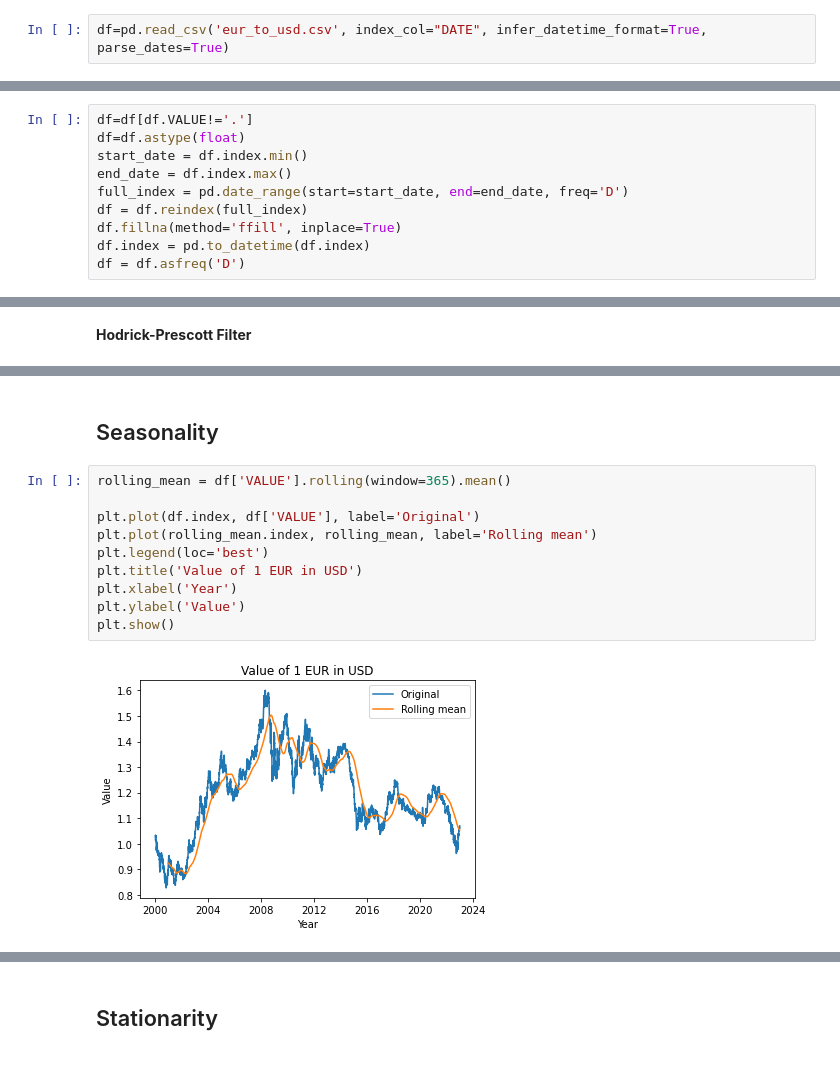
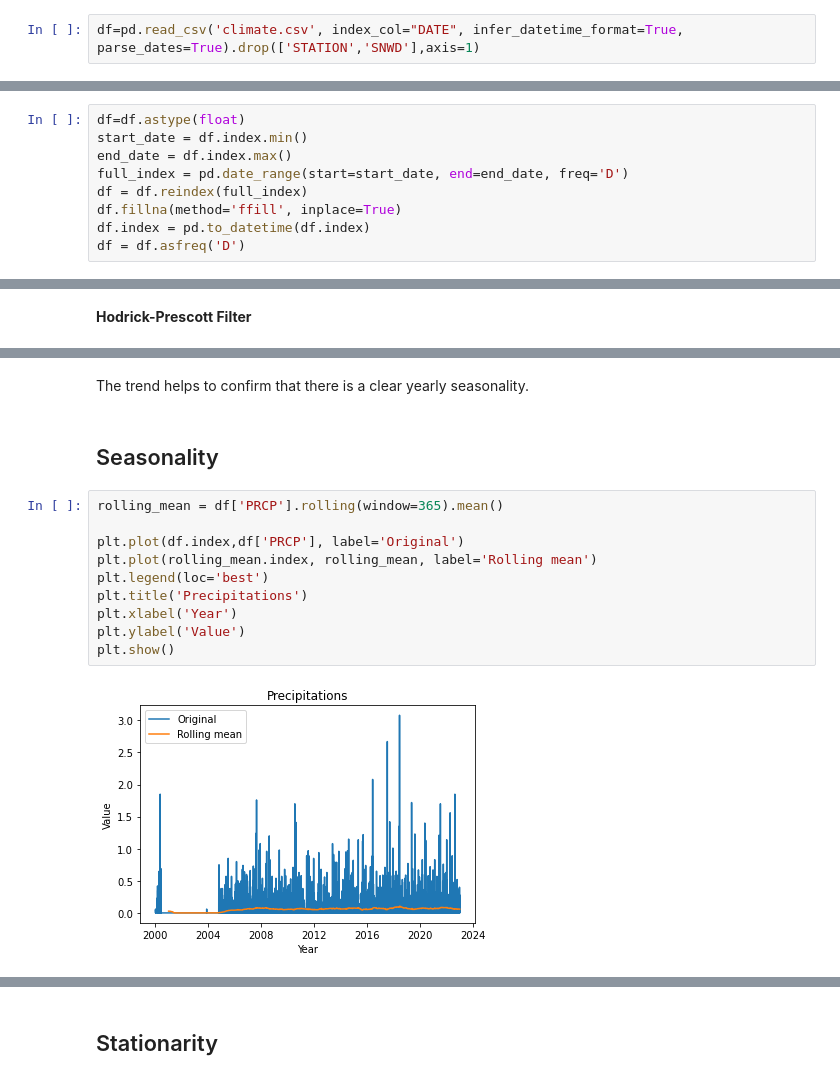
Before and after one commit to Idriss-Malek/stat_study_climate_paris, a Jupyter notebook: statistical_study.ipynb, the cells around one changed output, grey strips where cells are left out. Cells and saved outputs as stored; diff of their text form.

```diff
--- a/statistical_study.ipynb
+++ b/statistical_study.ipynb
@@ -15,3 +13,3 @@ from statsmodels.graphics.tsaplots import plot_predict
 %matplotlib inline
 # %%
-df=pd.read_csv('eur_to_usd.csv', index_col="DATE", infer_datetime_format=True, parse_dates=True)
+df=pd.read_csv('climate.csv', index_col="DATE", infer_datetime_format=True, parse_dates=True).drop(['STATION','SNWD'],axis=1)
@@ -18,7 +26,6 @@ df=pd.read_csv('eur_to_usd.csv', index_col="DATE", infer_datetime_format=True, p
 # %% [markdown]
 **Preprocessing data**
 # %%
-df=df[df.VALUE!='.']
 df=df.astype(float)
 start_date = df.index.min()
 end_date = df.index.max()
@@ -72,15 +117,17 @@ There is also a singular noise in 2020. This is surely due to Covid crisis in Eu
+# %% [markdown]
+The trend helps to confirm that there is a clear yearly seasonality.
 # %% [markdown]
 ## Seasonality
 # %%
-rolling_mean = df['VALUE'].rolling(window=365).mean()
+rolling_mean = df['PRCP'].rolling(window=365).mean()
 
-plt.plot(df.index, df['VALUE'], label='Original')
+plt.plot(df.index,df['PRCP'], label='Original')
 plt.plot(rolling_mean.index, rolling_mean, label='Rolling mean')
 plt.legend(loc='best')
-plt.title('Value of 1 EUR in USD')
+plt.title('Precipitations')
 plt.xlabel('Year')
 plt.ylabel('Value')
 plt.show()
 # %% [output]
-[figure, old version]
+[figure, new version]
 # %%
```
Also changed, not shown: parts of 36 cells of this notebook.
